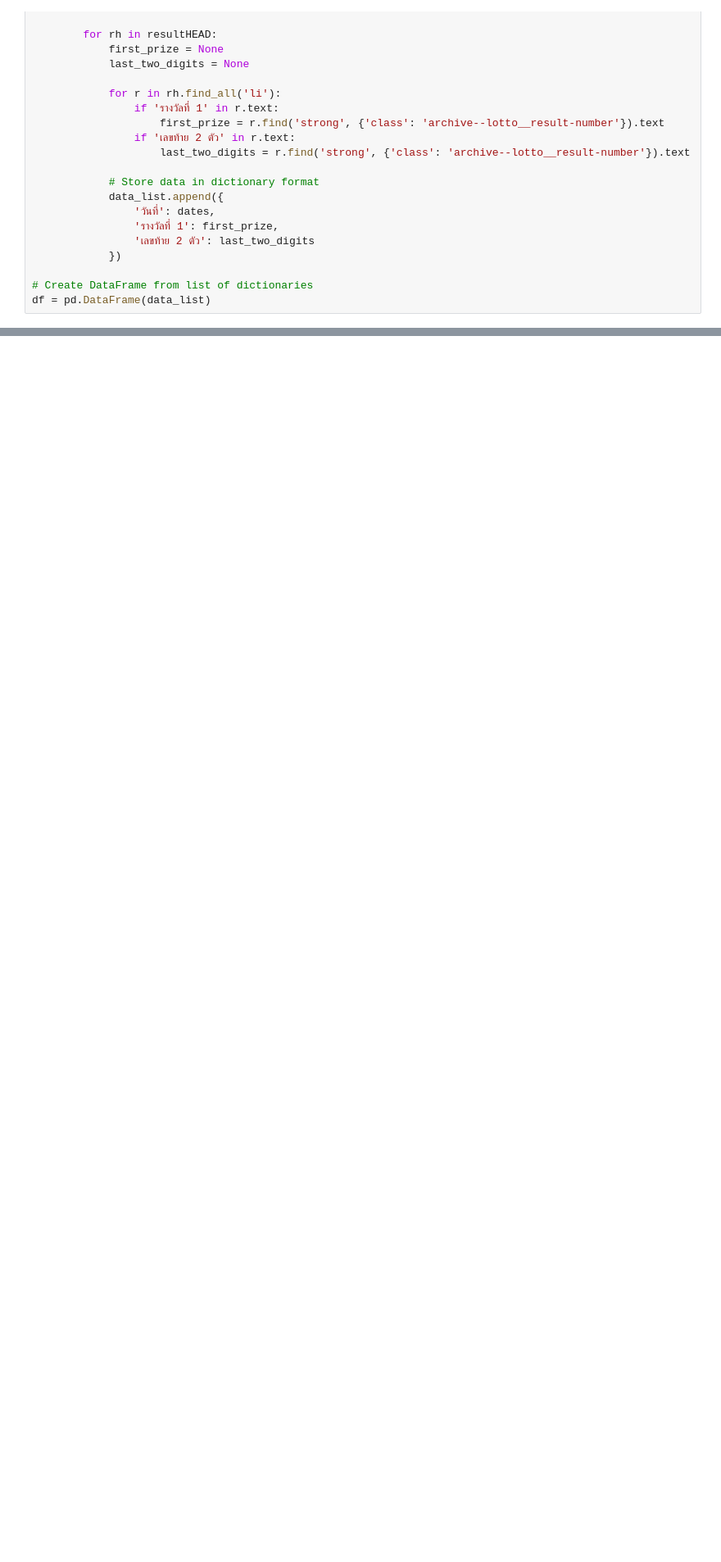
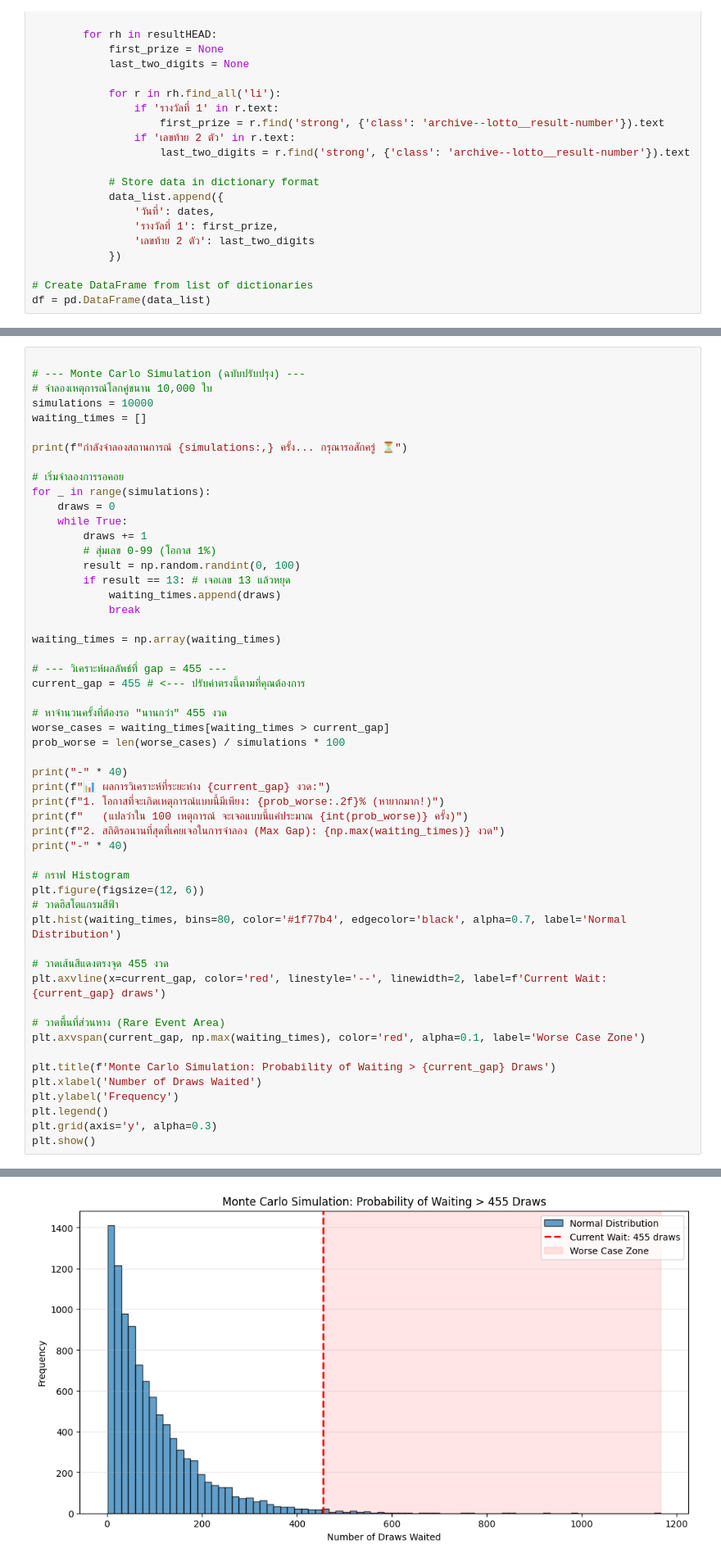
Before and after one commit to Tawanss/football, a Jupyter notebook: หวย.ipynb, the cells around one changed output, grey strips where cells are left out. Shown at 82% size. Cells and saved outputs as stored; diff of their text form; blank space fills up the shorter version.

```diff
--- a/หวย.ipynb
+++ b/หวย.ipynb
@@ -73,0 +227,54 @@ df
+# %%
+
+# --- Monte Carlo Simulation (ฉบับปรับปรุง) ---
+# จำลองเหตุการณ์โลกคู่ขนาน 10,000 ใบ
+simulations = 10000
+waiting_times = []
+
+print(f"กำลังจำลองสถานการณ์ {simulations:,} ครั้ง... กรุณารอสักครู่ ⏳")
+
+# เริ่มจำลองการรอคอย
+for _ in range(simulations):
+    draws = 0
+    while True:
+        draws += 1
+        # สุ่มเลข 0-99 (โอกาส 1%)
+        result = np.random.randint(0, 100)
+        if result == 13: # เจอเลข 13 แล้วหยุด
+            waiting_times.append(draws)
+            break
+
+waiting_times = np.array(waiting_times)
+
+# --- วิเคราะห์ผลลัพธ์ที่ gap = 455 ---
+current_gap = 455 # <--- ปรับค่าตรงนี้ตามที่คุณต้องการ
+
+# หาจำนวนครั้งที่ต้องรอ "นานกว่า" 455 งวด
+worse_cases = waiting_times[waiting_times > current_gap]
+prob_worse = len(worse_cases) / simulations * 100
+
+print("-" * 40)
+print(f"📊 ผลการวิเคราะห์ที่ระยะห่าง {current_gap} งวด:")
+print(f"1. โอกาสที่จะเกิดเหตุการณ์แบบนี้มีเพียง: {prob_worse:.2f}% (หายากมาก!)")
+print(f"   (แปลว่าใน 100 เหตุการณ์ จะเจอแบบนี้แค่ประมาณ {int(prob_worse)} ครั้ง)")
+print(f"2. สถิติรอนานที่สุดที่เคยเจอในการจำลอง (Max Gap): {np.max(waiting_times)} งวด")
+print("-" * 40)
+
+# กราฟ Histogram
+plt.figure(figsize=(12, 6))
+# วาดฮิสโตแกรมสีฟ้า
+plt.hist(waiting_times, bins=80, color='#1f77b4', edgecolor='black', alpha=0.7, label='Normal Distribution')
+
+# วาดเส้นสีแดงตรงจุด 455 งวด
+plt.axvline(x=current_gap, color='red', linestyle='--', linewidth=2, label=f'Current Wait: {current_gap} draws')
+
+# วาดพื้นที่ส่วนหาง (Rare Event Area)
+plt.axvspan(current_gap, np.max(waiting_times), color='red', alpha=0.1, label='Worse Case Zone')
+
+plt.title(f'Monte Carlo Simulation: Probability of Waiting > {current_gap} Draws')
+plt.xlabel('Number of Draws Waited')
+plt.ylabel('Frequency')
+plt.legend()
+plt.grid(axis='y', alpha=0.3)
+plt.show()
+# %% [output]
@@ -73,0 +288 @@ df
+[figure, added]
```
Also changed, not shown: parts of 17 cells of this notebook.
